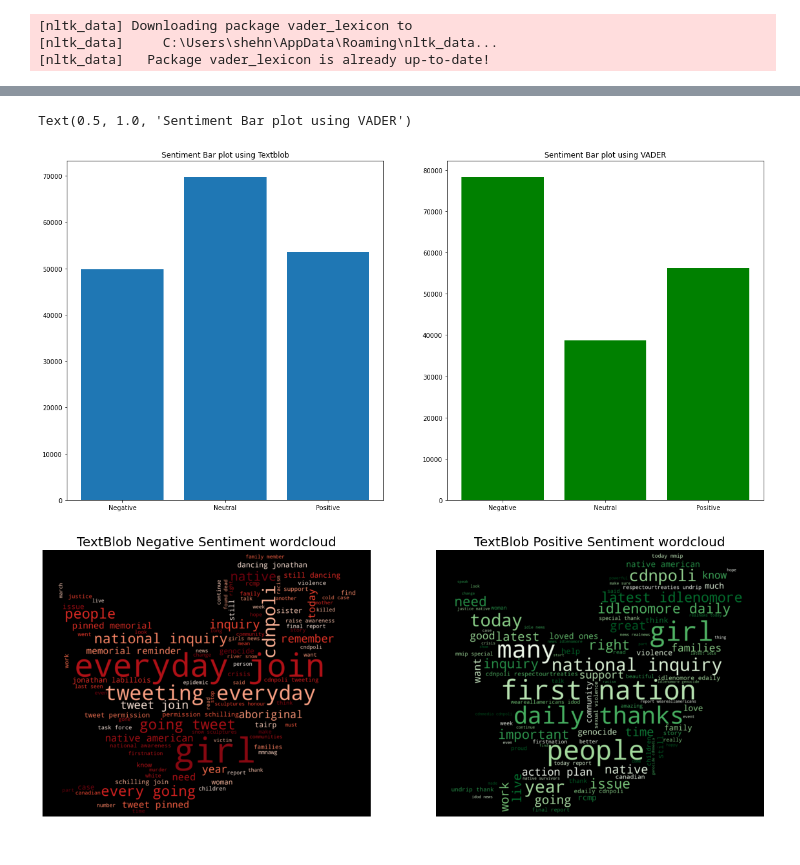
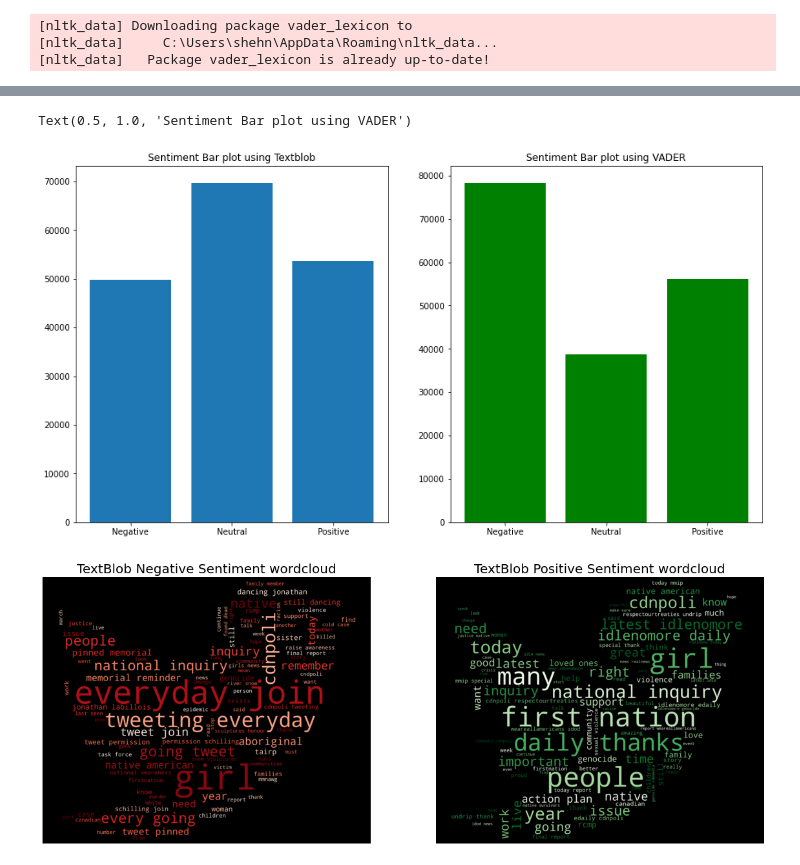
Before and after one commit to shai0002/Social-Media-Analysis-on-Missing-and-Murdered-Indigenous-Women-using-Data-Science-and-Analytics, a Jupyter notebook: sentimentalAnalysis_MMIW.ipynb, the cells around one changed output, grey strips where cells are left out. Cells and saved outputs as stored; diff of their text form; code cells hidden in the pictures.

```diff
--- a/sentimentalAnalysis_MMIW.ipynb
+++ b/sentimentalAnalysis_MMIW.ipynb
@@ -330,20 +369,20 @@ tweets_frame1.head(5)
 # %%
-plt.figure(figsize=[20, 10])
+plt.figure(figsize=[15, 8])
 
 plt.subplot(1, 2, 1)
 label0 = tweets_frame1.groupby('Sentiment_TB').count().index.values
 value0 = tweets_frame1.groupby('Sentiment_TB').size().values
 plt.bar(label0, value0)
 plt.title('Sentiment Bar plot using Textblob')
 
 plt.subplot(1, 2, 2)
 label1 = tweets_frame1.groupby('Sentiment_v').count().index.values
 value1 = tweets_frame1.groupby('Sentiment_v').size().values
 plt.bar(label1, value1, color='g')
 plt.title('Sentiment Bar plot using VADER')
 # %% [output]
 Text(0.5, 1.0, 'Sentiment Bar plot using VADER')
-[figure, old version]
+[figure, new version]
 # %%
 mask=np.array(Image.open('6365467_preview.png'))
 fig, (ax1, ax2) = plt.subplots(1, 2, figsize=[20, 10])
```
Also changed, not shown: parts of 5 cells of this notebook.
